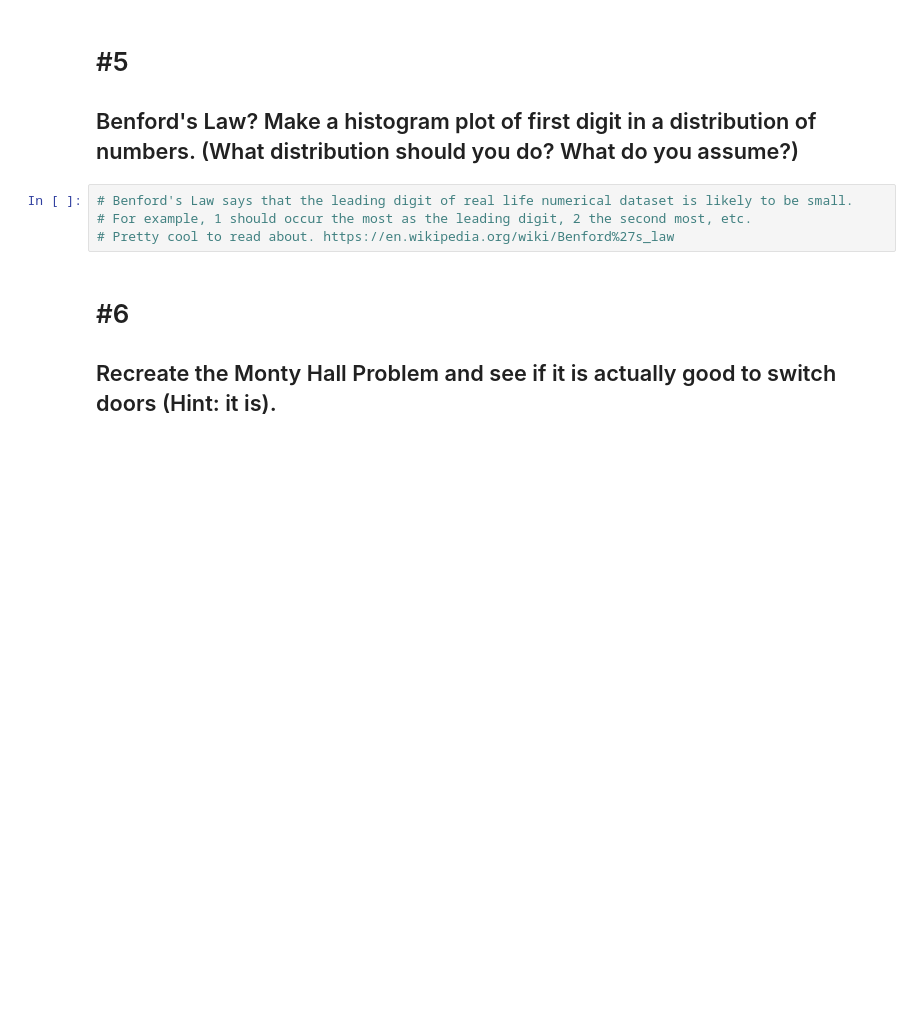
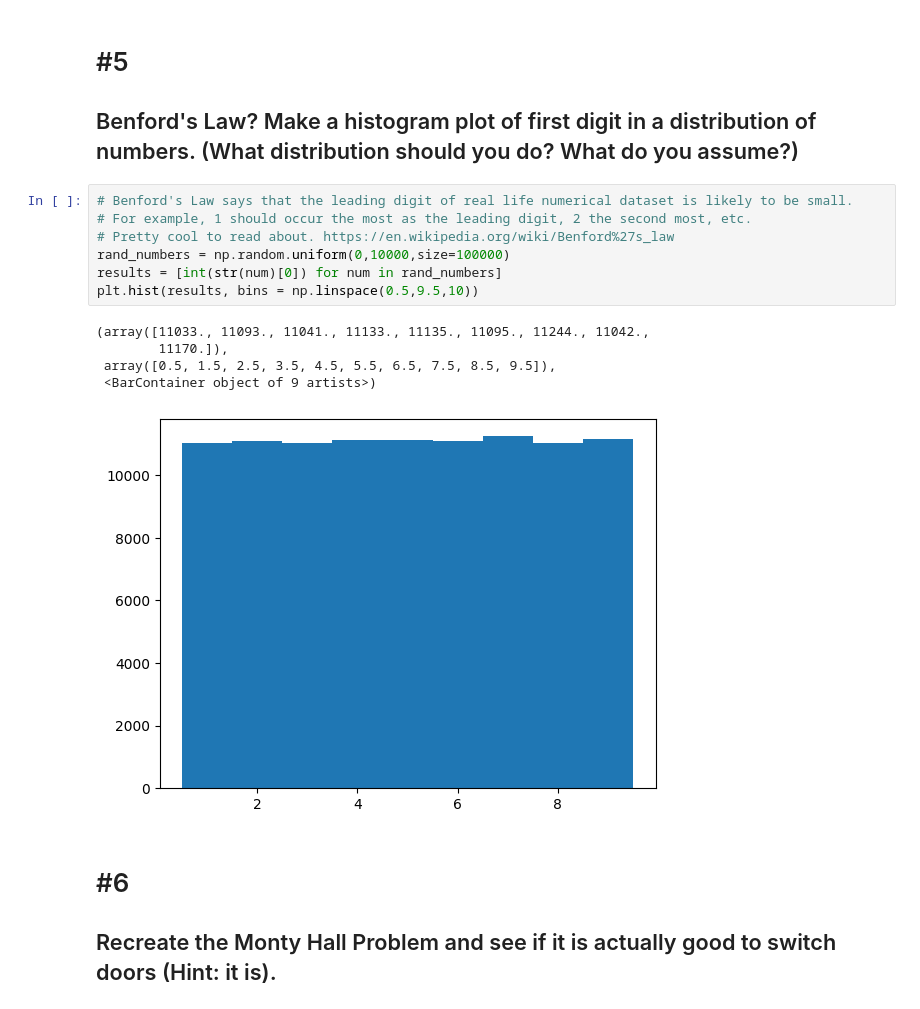
Before and after one commit to irened123/qj-s24, a Jupyter notebook: lecture1_montecarlo.ipynb, the cells around one changed output. Cells and saved outputs as stored; diff of their text form; blank space fills up the shorter version.

```diff
--- a/lecture1_montecarlo.ipynb
+++ b/lecture1_montecarlo.ipynb
@@ -312,7 +312,16 @@ print(np.mean(np.random.binomial(size = 1000000, p = 1-.38, n = 100) >= 40))
 # %%
 # Benford's Law says that the leading digit of real life numerical dataset is likely to be small.
 # For example, 1 should occur the most as the leading digit, 2 the second most, etc.
 # Pretty cool to read about. https://en.wikipedia.org/wiki/Benford%27s_law
+rand_numbers = np.random.uniform(0,10000,size=100000)
+results = [int(str(num)[0]) for num in rand_numbers]
+plt.hist(results, bins = np.linspace(0.5,9.5,10))
+# %% [output]
+(array([11033., 11093., 11041., 11133., 11135., 11095., 11244., 11042.,
+        11170.]),
+ array([0.5, 1.5, 2.5, 3.5, 4.5, 5.5, 6.5, 7.5, 8.5, 9.5]),
+ <BarContainer object of 9 artists>)
+[figure, added]
 # %% [markdown]
 # #6
 
```
Also changed, not shown: parts of 16 cells of this notebook.
